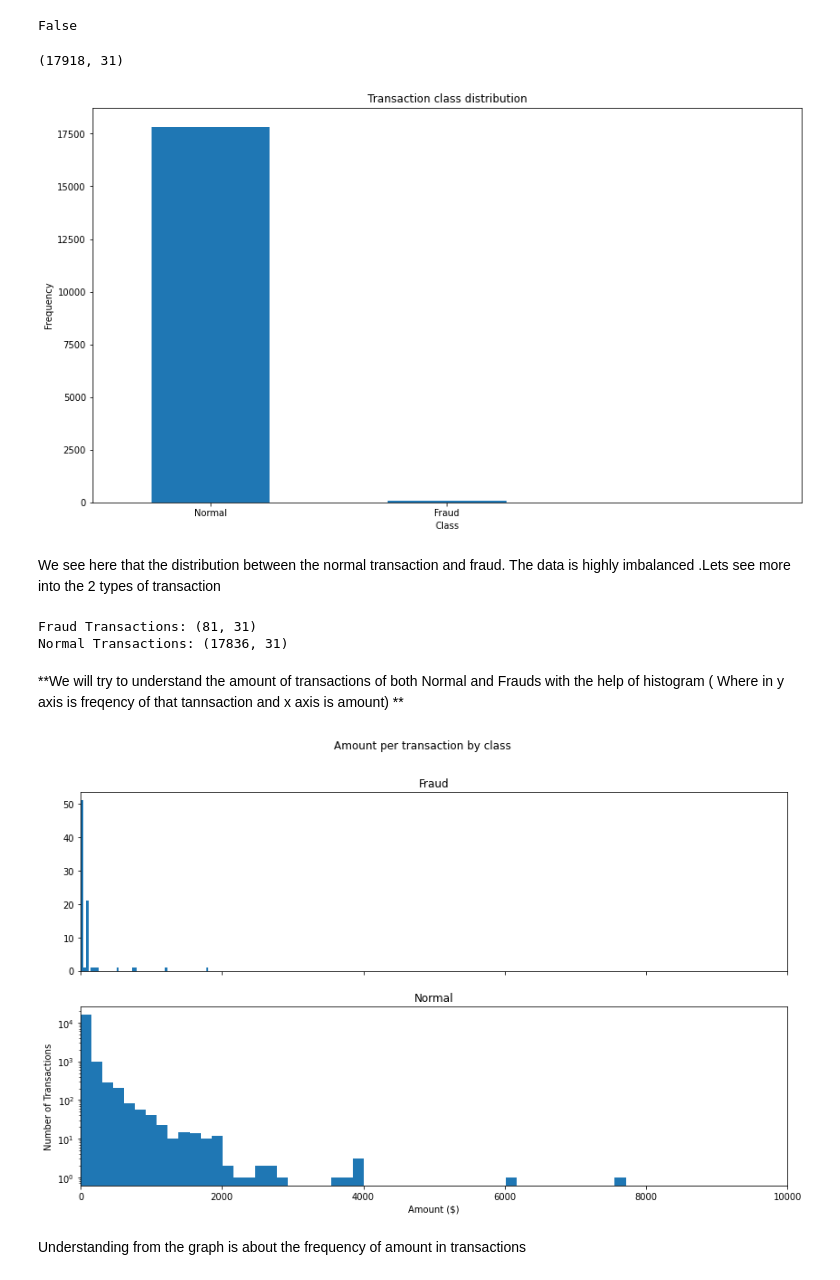
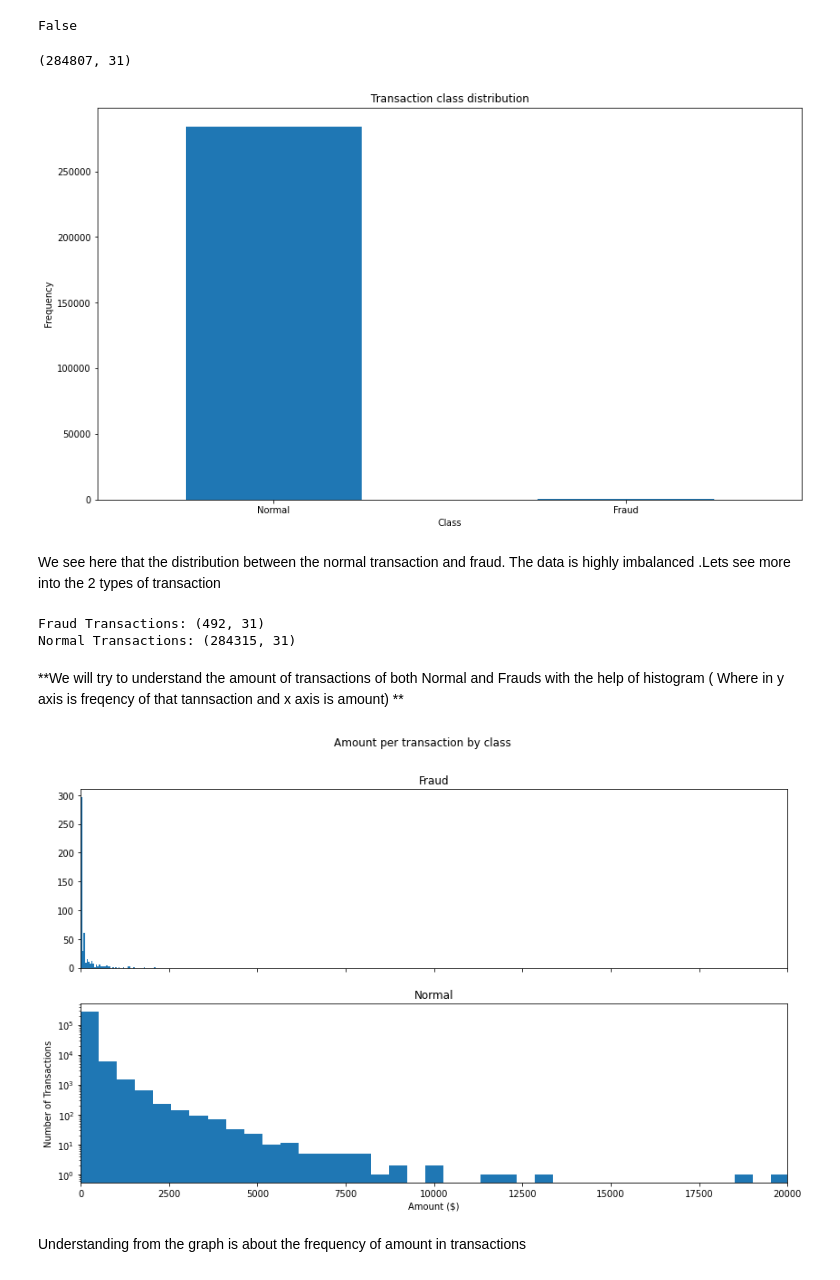
Before and after one commit to sachinihcas/Credit-Card-FraudDetection, a Jupyter notebook: CreditCardFraudDetection.ipynb, the cells around one changed output. Cells and saved outputs as stored; diff of their text form; code cells hidden in the pictures.

```diff
--- a/CreditCardFraudDetection.ipynb
+++ b/CreditCardFraudDetection.ipynb
@@ -21,0 +18,3 @@ df.head()
+# %%
+df=pd.read_csv('/content/gdrive/My Drive/Datasets/creditcard.csv')
+df.tail()
@@ -88,7 +94,7 @@ False
 # %%
 df.shape
 # %% [output]
-(17918, 31)
+(284807, 31)
 # %%
 # to fix the size of my graphs
 from pylab import rcParams
@@ -102,7 +108,7 @@ plt.xticks(range(2), LABELS)
 plt.xlabel("Class")
 plt.ylabel("Frequency");
 # %% [output]
-[figure, old version]
+[figure, new version]
 # %% [markdown]
 We see here that the distribution between the normal transaction and fraud. The data is highly imbalanced .Lets see more into the 2 types of transaction
 # %%
@@ -112,29 +118,29 @@ fraud = df[df.Class == 1]
 print("Fraud Transactions:",fraud.shape)
 print("Normal Transactions:", normal.shape )
 # %% [output]
-Fraud Transactions: (81, 31)
-Normal Transactions: (17836, 31)
+Fraud Transactions: (492, 31)
+Normal Transactions: (284315, 31)
 # %% [markdown]
  **We will try to understand the amount of transactions of both Normal and Frauds with the help of histogram ( Where in y axis is freqency of that tannsaction and x axis is amount) **
 # %%
 f, (ax1, ax2) = plt.subplots(2, 1, sharex=True)
 f.suptitle('Amount per transaction by class')
 
 bins = 50
 
-ax1.hist(frauds.Amount, bins = bins)
+ax1.hist(fraud.Amount, bins = bins)
 ax1.set_title('Fraud')
 
 ax2.hist(normal.Amount, bins = bins)
 ax2.set_title('Normal')
 
 plt.xlabel('Amount ($)')
 plt.ylabel('Number of Transactions')
-plt.xlim((0, 10000))
+plt.xlim((0, 20000))
 plt.yscale('log')
 plt.show();
 # %% [output]
-[figure, old version]
+[figure, new version]
 # %% [markdown]
 Understanding from the graph is about the frequency of amount in transactions
 # %% [markdown]
```
Also changed, not shown: parts of 39 cells of this notebook.
